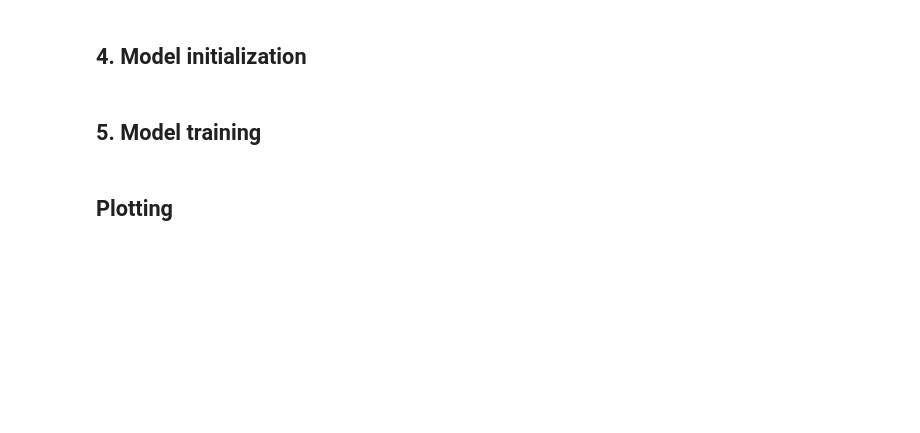
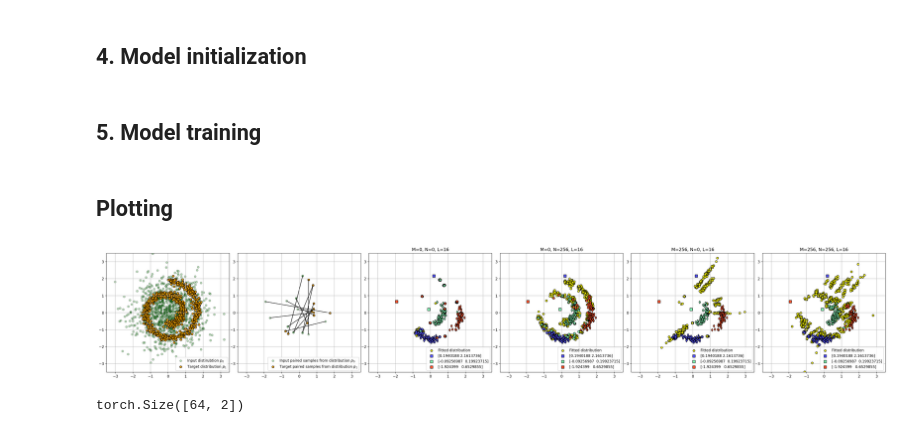
Before and after one commit to MuXauJl11110/EBiEOT, a Jupyter notebook: notebooks/LightGCOT_swiss_roll.ipynb, the cells around one changed output. Drawn from its saved outputs; the diff is of its cells as text; code cells hidden in the pictures; blank space fills up the shorter version.

Commit message:
Add first draft of plotting

```diff
--- a/notebooks/LightGCOT_swiss_roll.ipynb
+++ b/notebooks/LightGCOT_swiss_roll.ipynb
@@ -55,7 +57,7 @@ D_GRADIENT_MAX_NORM = float("inf")
 
 M_X_UNPAIRED_SAMPLES = 0
 N_Y_UNPAIRED_SAMPLES = 0
-L_PAIRED_SAMPLES = 32
+L_PAIRED_SAMPLES = 16
 
 PLOT_EVERY = 1000
 MAX_STEPS = 100000
@@ -220,0 +227,11 @@ wandb.finish()
+# %%
+model = LightGCOT(
+    x_dim=X_DIM,
+    y_dim=Y_DIM,
+    n_potentials=N_POTENTIALS,
+    m_potentials=M_POTENTIALS,
+    epsilon=EPSILON,
+    sampling_batch_size=SAMPLING_BATCH_SIZE,
+    A_diagonal_init=A_DIAGONAL_INIT,
+    cost_function=EXP_COST,
+)
@@ -220,0 +400,18 @@ wandb.finish()
+# %%
+M_X_unpaired_samples_list = [0, 256]
+N_Y_unpaired_samples_list = [0, 256]
+L_paired_samples = 16
+starting_point_ind_list = [2, 8, 13]
+# %%
+plot_swiss_roll(
+    X_sampler,
+    Y_sampler,
+    M_X_unpaired_samples_list,
+    N_Y_unpaired_samples_list,
+    L_paired_samples,
+    X_paired,
+    Y_paired,
+    starting_point_ind_list,
+)
+# %% [output]
+[figure, added]
@@ -220,0 +422,4 @@ wandb.finish()
+# %%
+torch.cat((point[None, :], X_sampler.sample(num_ending_points - 1))).shape
+# %% [output]
+torch.Size([64, 2])
```
Also changed, not shown: parts of 9 cells of this notebook.
